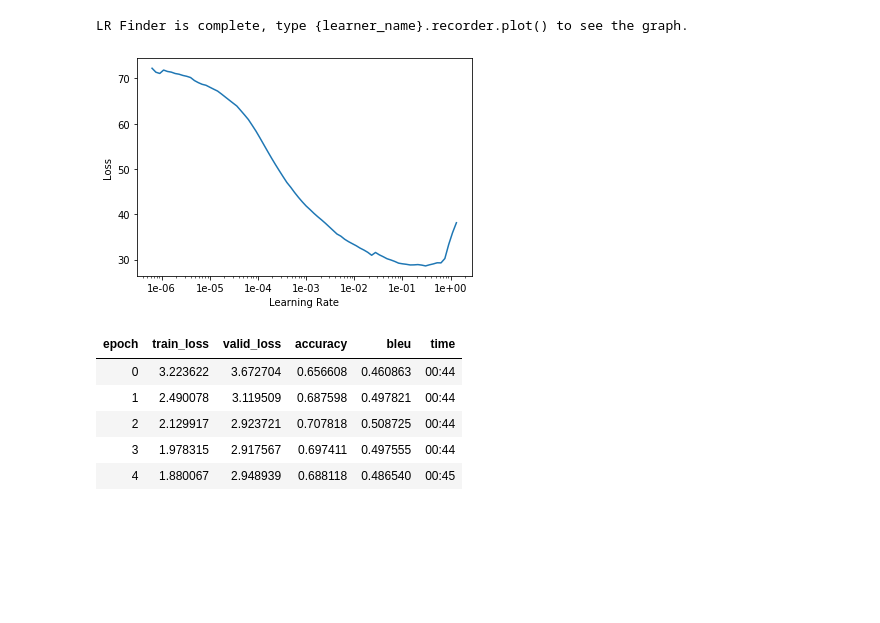
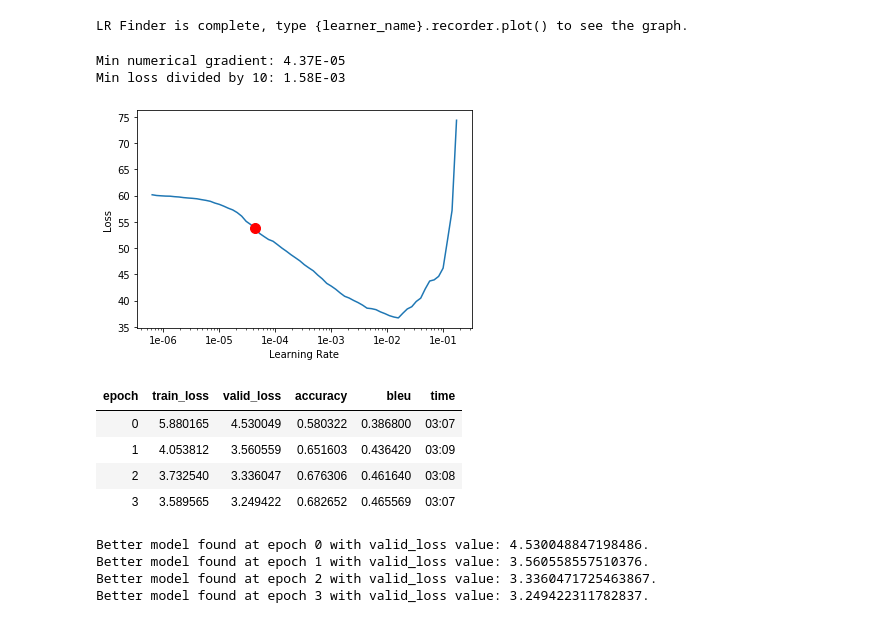
Before and after one commit to javiber/course-nlp, a Jupyter notebook: NLP-track-project.ipynb, the cells around one changed output. Drawn from its saved outputs; the diff is of its cells as text; code cells hidden in the pictures; blank space fills up the shorter version.

```diff
--- a/NLP-track-project.ipynb
+++ b/NLP-track-project.ipynb
@@ -691,4 +915,4 @@ learn_lm_es.recorder.plot()
 # %%
-learn_lm_es.fit_one_cycle(2, 1e-1, moms=(0.8,0.7))
+learn_lm_es.fit_one_cycle(2, 3e-1, moms=(0.8,0.7))
 # %% [output]
 | epoch | train_loss | valid_loss | accuracy | time |
@@ -765,3 +950,0 @@ class TransformerEmbedding(nn.Module):
-# %%
-class EncoderBlock(DecoderLayer):  # https://github.com/fastai/fastai/blob/master/fastai/text/models/transformer.py#L138
-    pass
@@ -861,0 +1053,2 @@ torch.cuda.empty_cache()
+# %%
+model = Transformer(len(data.y.vocab.itos), n_layers=12, n_heads=12)
@@ -862,18 +1057,34 @@ torch.cuda.empty_cache()
+# %%
+from fastai.callbacks import EarlyStoppingCallback, SaveModelCallback
+
+learn = Learner(
+    data, model,
+    loss_func=FlattenedLoss(LabelSmoothingCrossEntropy, axis=-1),
+    metrics=[accuracy, CorpusBLEU(len(data.y.vocab.itos))],
+    callback_fns=[partial(EarlyStoppingCallback, monitor='valid_loss', min_delta=0.01, patience=3)],
+)
+learn.callbacks.append(
+    SaveModelCallback(learn, every='improvement', monitor='valid_loss', name='ulm-transformer-big-enc'))
 # %%
 learn.lr_find()
 # %% [output]
 [interactive output not drawn]
 LR Finder is complete, type {learner_name}.recorder.plot() to see the graph.
 # %%
-learn.recorder.plot()
+learn.recorder.plot(suggestion=True)
 # %% [output]
+Min numerical gradient: 4.37E-05
+Min loss divided by 10: 1.58E-03
-[figure, old version]
+[figure, new version]
 # %%
-learn.fit_one_cycle(5, 1e-3)
+learn.fit_one_cycle(4, 1e-4)
 # %% [output]
 | epoch | train_loss | valid_loss | accuracy | bleu | time |
-| 0 | 3.223622 | 3.672704 | 0.656608 | 0.460863 | 00:44 |
-| 1 | 2.490078 | 3.119509 | 0.687598 | 0.497821 | 00:44 |
-| 2 | 2.129917 | 2.923721 | 0.707818 | 0.508725 | 00:44 |
-| 3 | 1.978315 | 2.917567 | 0.697411 | 0.497555 | 00:44 |
-| 4 | 1.880067 | 2.948939 | 0.688118 | 0.486540 | 00:45 |
+| 0 | 5.880165 | 4.530049 | 0.580322 | 0.386800 | 03:07 |
+| 1 | 4.053812 | 3.560559 | 0.651603 | 0.436420 | 03:09 |
+| 2 | 3.732540 | 3.336047 | 0.676306 | 0.461640 | 03:08 |
+| 3 | 3.589565 | 3.249422 | 0.682652 | 0.465569 | 03:07 |
+Better model found at epoch 0 with valid_loss value: 4.530048847198486.
+Better model found at epoch 1 with valid_loss value: 3.560558557510376.
+Better model found at epoch 2 with valid_loss value: 3.3360471725463867.
+Better model found at epoch 3 with valid_loss value: 3.249422311782837.
```
Also changed, not shown: parts of 138 cells of this notebook.
